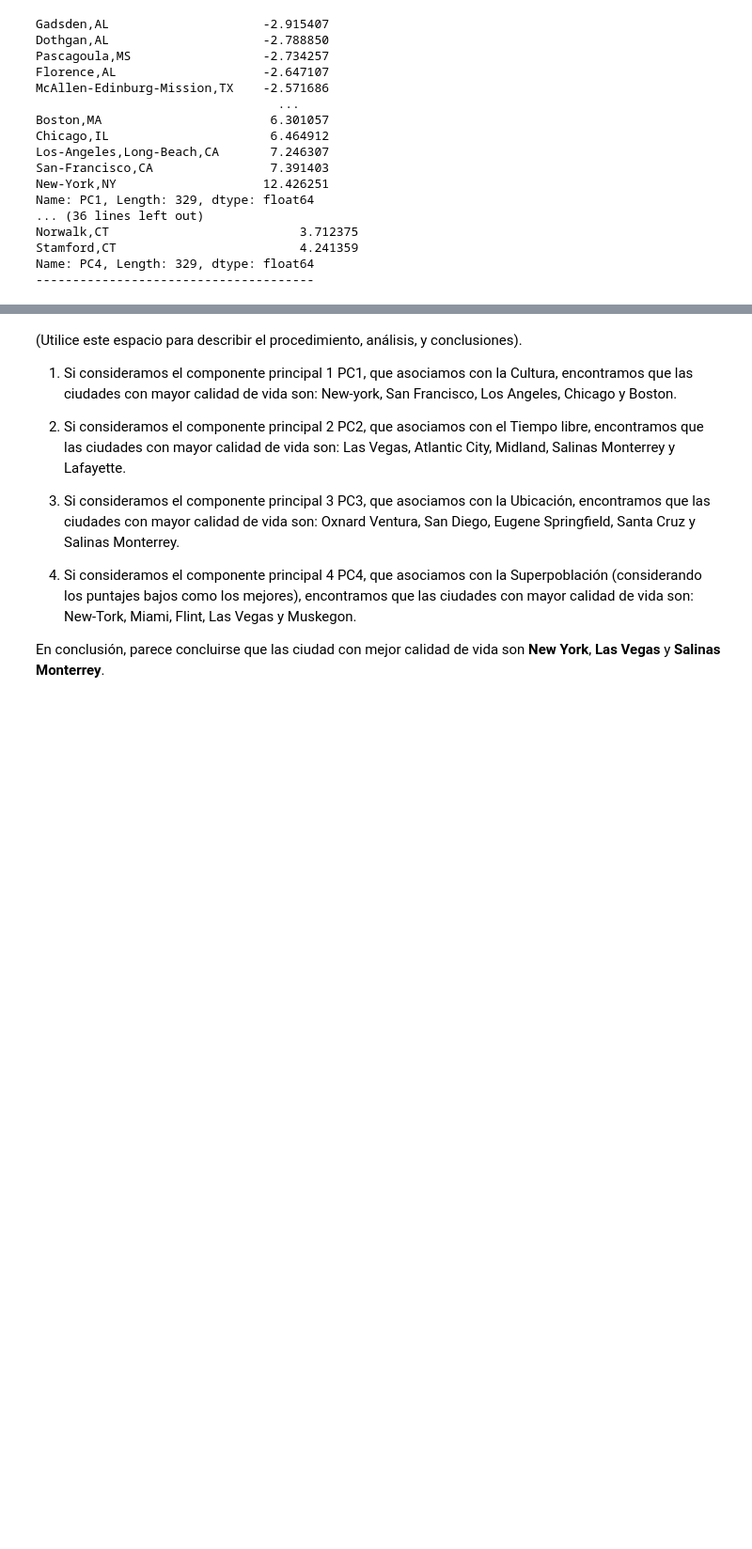
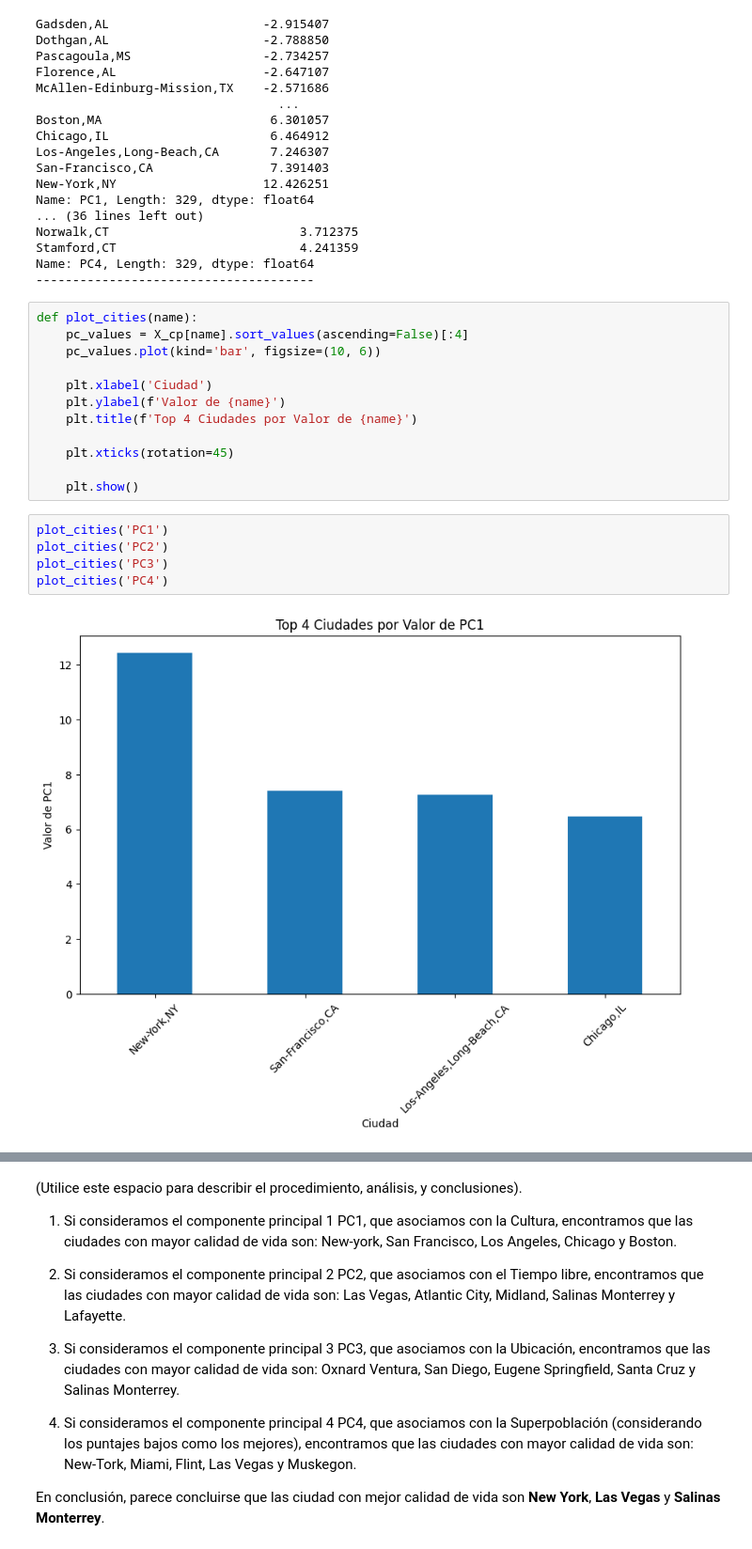
Before and after one commit to dayroncj/Unsupervised, a Jupyter notebook: S1_LC_Taller_PCA_v2.ipynb, the cells around one changed output, grey strips where cells are left out. Shown: that part at 94% size. Cells and saved outputs as stored; diff of their text form; blank space fills up the shorter version.

```diff
--- a/S1_LC_Taller_PCA_v2.ipynb
+++ b/S1_LC_Taller_PCA_v2.ipynb
@@ -342,3 +342,22 @@ Norwalk,CT                          3.712375
 Stamford,CT                         4.241359
 Name: PC4, Length: 329, dtype: float64
 --------------------------------------
+# %%
+def plot_cities(name):
+    pc_values = X_cp[name].sort_values(ascending=False)[:4]
+    pc_values.plot(kind='bar', figsize=(10, 6))
+
+    plt.xlabel('Ciudad')
+    plt.ylabel(f'Valor de {name}')
+    plt.title(f'Top 4 Ciudades por Valor de {name}')
+
+    plt.xticks(rotation=45)
+
+    plt.show()
+# %%
+plot_cities('PC1')
+plot_cities('PC2')
+plot_cities('PC3')
+plot_cities('PC4')
+# %% [output]
+[figure, added]
```
Also changed, not shown: parts of 2 cells of this notebook.
